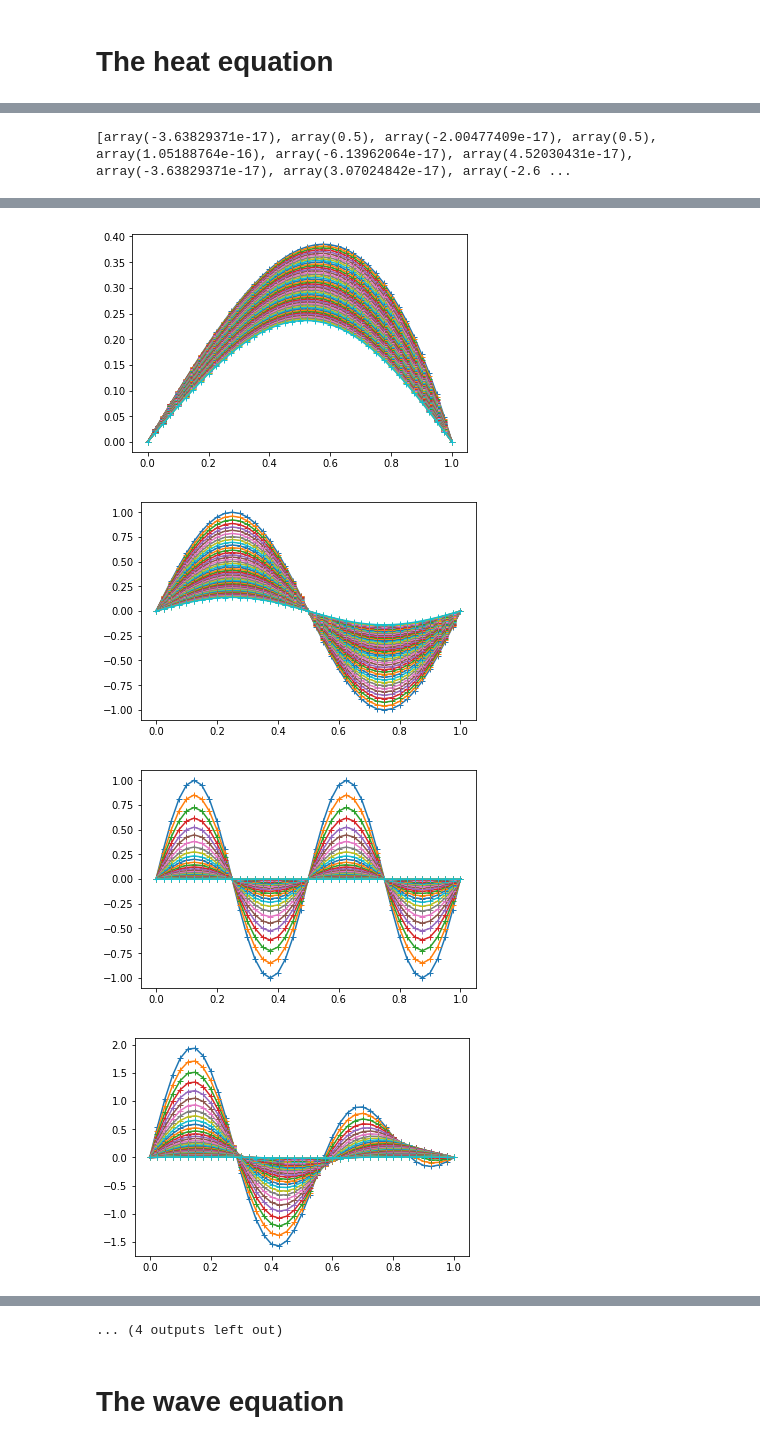
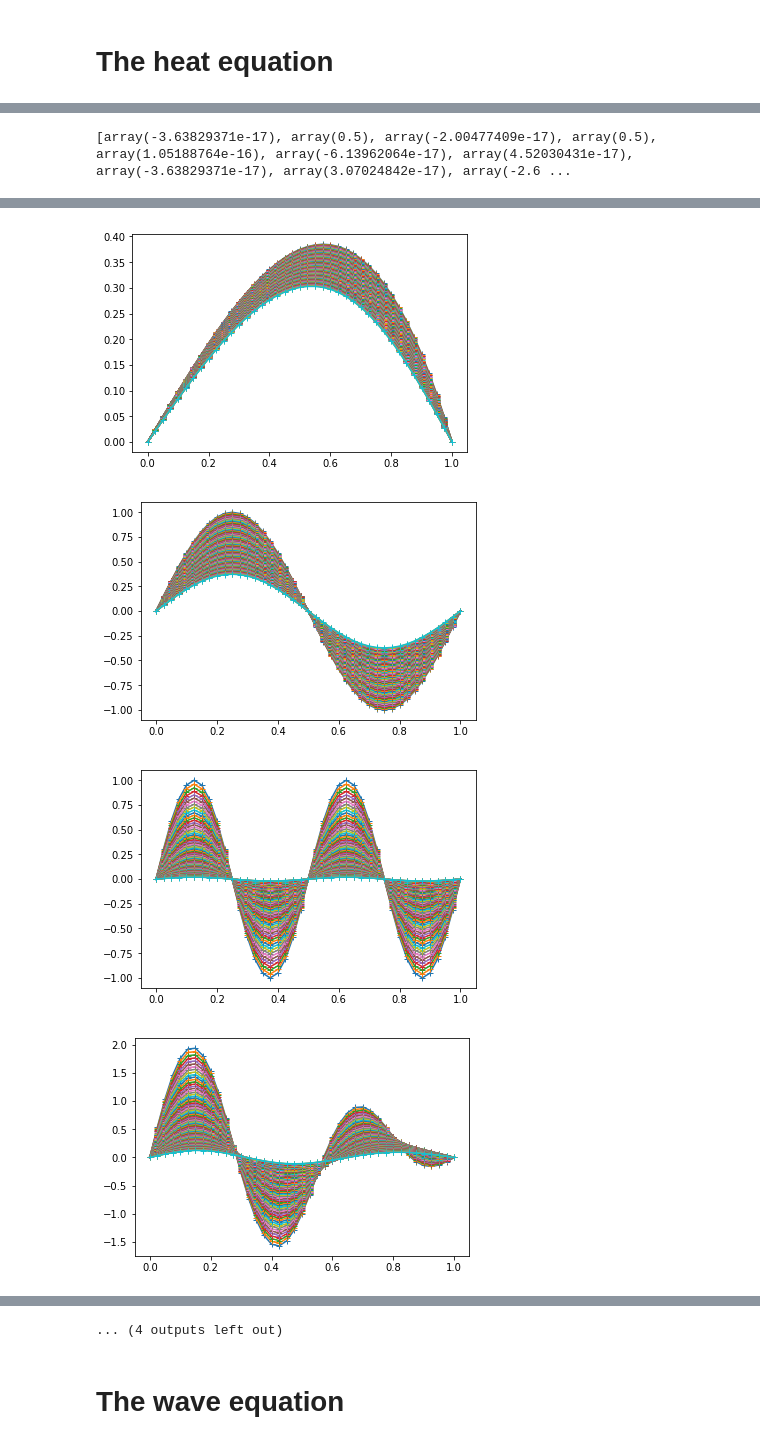
Before and after one commit to afqueiruga/nn_1d_pde, a Jupyter notebook: analytical_solutions.ipynb, the cells around one changed output, grey strips where cells are left out. Saved outputs shown, nothing was run; the diff lists cells and outputs as text; code cells hidden in the pictures.

```diff
--- a/analytical_solutions.ipynb
+++ b/analytical_solutions.ipynb
@@ -8,6 +10,6 @@ import sympy
 # %%
 Nx = 41
-Nt = 50
+Nt = 100
 # %%
 def plot_stack_and_save(SOLS, xlim, tlim, fname):
     xs = np.linspace(*xlim)
@@ -149,7 +159,7 @@ def wrap(f):
         return F['u'].reshape(x.shape)
     return u
 SOLS = [ wrap(detest.oracles.HeatEquation1D(P)) for P in PAR ]
-plot_stack_and_save(SOLS,(0,1,Nx),(0,0.5,Nt),"heat")
+plot_stack_and_save(SOLS,(0,1,Nx),(0,0.25,Nt),"heat")
 # %% [output]
 [0.5160245509311918, 2.7755575615628914e-17, 0.019112020404858942, 1.214306433183765e-17, 0.004128196407449524, 8.239936510889834e-18, 0.0015044447549014271, 6.179952383167375e-18, 0.00070785260758736 ...
 [0.19350920659919693, -0.024188650824899606, 0.007167007651822101, -0.0030235813531124464, 0.0015480736527935708, -0.0008958759564777596, 0.0005641667830880341, -0.00037794766913905347, 0.000265444727 ...
@@ -165,4 +175,4 @@ plot_stack_and_save(SOLS,(0,1,Nx),(0,0.5,Nt),"heat")
-[figure, old version]
+[figure, new version]
-[figure, old version]
+[figure, new version]
-[figure, old version]
+[figure, new version]
-[figure, old version]
+[figure, new version]
```
Also changed, not shown: parts of 4 cells of this notebook, 4 other files.
